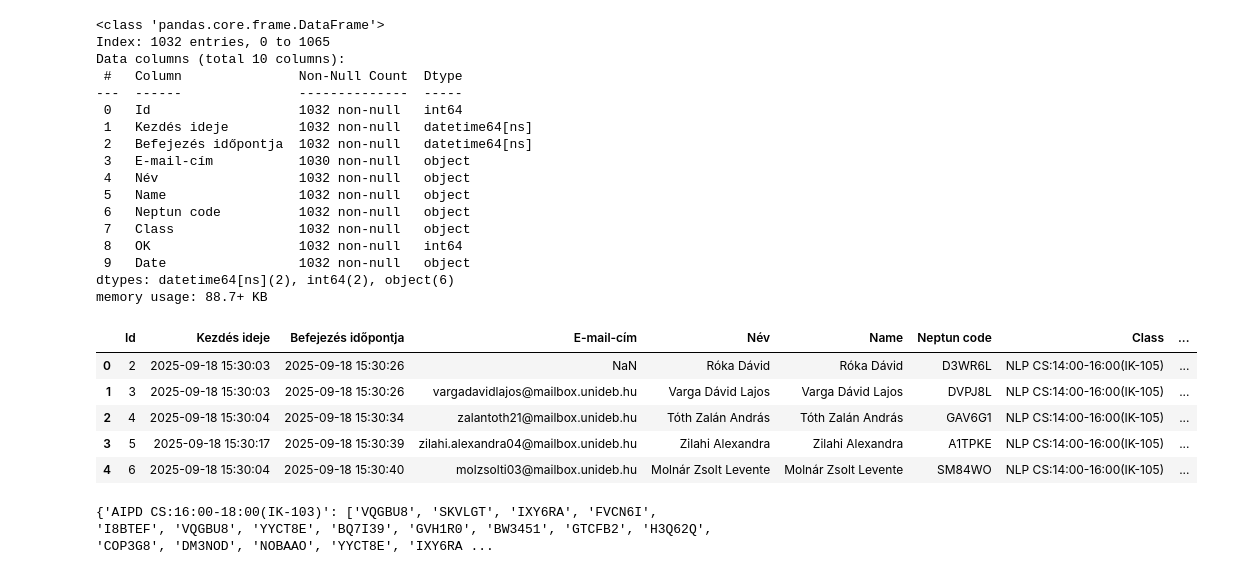
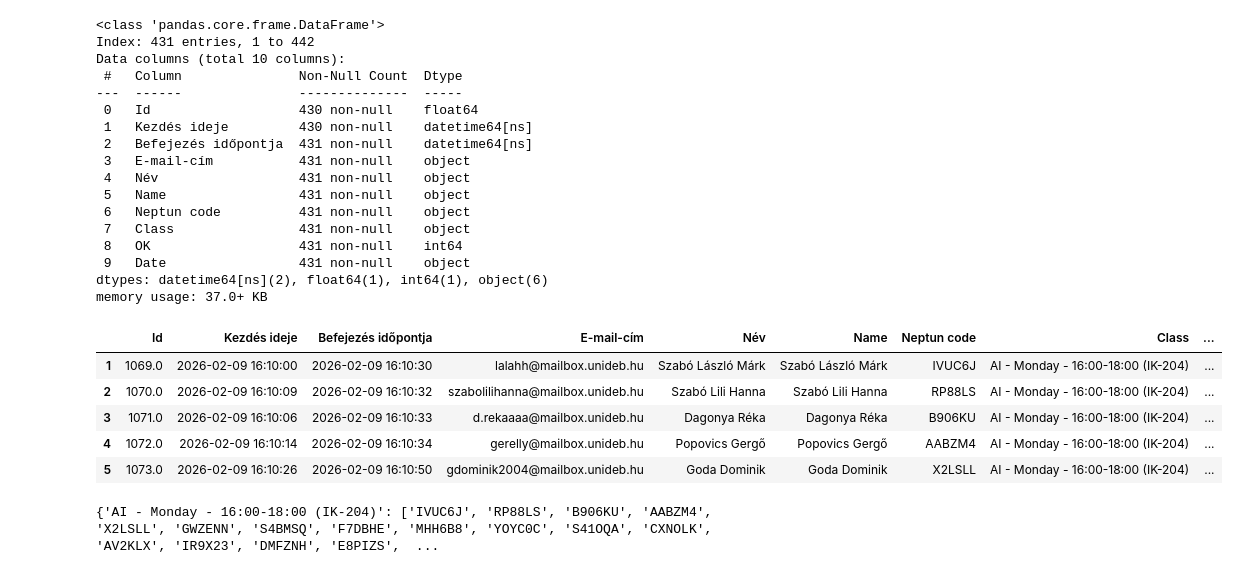
Before and after one commit to robertlakatos/me, a Jupyter notebook: agent/attendance_sheet.ipynb, the cells around one changed output. Drawn from its saved outputs; the diff is of its cells as text; code cells hidden in the pictures.

```diff
--- a/agent/attendance_sheet.ipynb
+++ b/agent/attendance_sheet.ipynb
@@ -1,44 +1,44 @@
 # %%
 import pandas as pd
 # %%
-df = pd.read_excel('sheets/act.xlsx')
+df = pd.read_excel('sheets/attendance_202601.xlsx')
 df = df[df['OK'] == 1]
 df["Date"] = [str(item)[:10] for item in df["Kezdés ideje"].values]
 df["Neptun code"] = df["Neptun code"].apply(lambda x: x.upper())
 # df = df.groupby(['Date', 'Class']).size().reset_index(name='Count')
 # df = df.sort_values(by='Neptun code', ascending=True)
 # df.rename(columns={"Count":"Count of participations"}, inplace=True)
 
 df.info()
 df.head()
 # %% [output]
 <class 'pandas.core.frame.DataFrame'>
-Index: 1032 entries, 0 to 1065
+Index: 431 entries, 1 to 442
 Data columns (total 10 columns):
  #   Column               Non-Null Count  Dtype
 ---  ------               --------------  -----
- 0   Id                   1032 non-null   int64
- 1   Kezdés ideje         1032 non-null   datetime64[ns]
- 2   Befejezés időpontja  1032 non-null   datetime64[ns]
- 3   E-mail-cím           1030 non-null   object
- 4   Név                  1032 non-null   object
- 5   Name                 1032 non-null   object
- 6   Neptun code          1032 non-null   object
- 7   Class                1032 non-null   object
- 8   OK                   1032 non-null   int64
- 9   Date                 1032 non-null   object
-dtypes: datetime64[ns](2), int64(2), object(6)
-memory usage: 88.7+ KB
+ 0   Id                   430 non-null    float64
+ 1   Kezdés ideje         430 non-null    datetime64[ns]
+ 2   Befejezés időpontja  431 non-null    datetime64[ns]
+ 3   E-mail-cím           431 non-null    object
+ 4   Név                  431 non-null    object
+ 5   Name                 431 non-null    object
+ 6   Neptun code          431 non-null    object
+ 7   Class                431 non-null    object
+ 8   OK                   431 non-null    int64
+ 9   Date                 431 non-null    object
+dtypes: datetime64[ns](2), float64(1), int64(1), object(6)
+memory usage: 37.0+ KB
 |  | Id | Kezdés ideje | Befejezés időpontja | E-mail-cím | Név | Name | Neptun code | Class | ... |
-| 0 | 2 | 2025-09-18 15:30:03 | 2025-09-18 15:30:26 | NaN | Róka Dávid | Róka Dávid | D3WR6L | NLP CS:14:00-16:00(IK-105) | ... |
-| 1 | 3 | 2025-09-18 15:30:03 | 2025-09-18 15:30:26 | vargadavidlajos@mailbox.unideb.hu | Varga Dávid Lajos | Varga Dávid Lajos | DVPJ8L | NLP CS:14:00-16:00(IK-105) | ... |
-| 2 | 4 | 2025-09-18 15:30:04 | 2025-09-18 15:30:34 | zalantoth21@mailbox.unideb.hu | Tóth Zalán András | Tóth Zalán András | GAV6G1 | NLP CS:14:00-16:00(IK-105) | ... |
-| 3 | 5 | 2025-09-18 15:30:17 | 2025-09-18 15:30:39 | zilahi.alexandra04@mailbox.unideb.hu | Zilahi Alexandra | Zilahi Alexandra | A1TPKE | NLP CS:14:00-16:00(IK-105) | ... |
-| 4 | 6 | 2025-09-18 15:30:04 | 2025-09-18 15:30:40 | molzsolti03@mailbox.unideb.hu | Molnár Zsolt Levente | Molnár Zsolt Levente | SM84WO | NLP CS:14:00-16:00(IK-105) | ... |
+| 1 | 1069.0 | 2026-02-09 16:10:00 | 2026-02-09 16:10:30 | lalahh@mailbox.unideb.hu | Szabó László Márk | Szabó László Márk | IVUC6J | AI - Monday - 16:00-18:00 (IK-204) | ... |
+| 2 | 1070.0 | 2026-02-09 16:10:09 | 2026-02-09 16:10:32 | szabolilihanna@mailbox.unideb.hu | Szabó Lili Hanna | Szabó Lili Hanna | RP88LS | AI - Monday - 16:00-18:00 (IK-204) | ... |
+| 3 | 1071.0 | 2026-02-09 16:10:06 | 2026-02-09 16:10:33 | d.rekaaaa@mailbox.unideb.hu | Dagonya Réka | Dagonya Réka | B906KU | AI - Monday - 16:00-18:00 (IK-204) | ... |
+| 4 | 1072.0 | 2026-02-09 16:10:14 | 2026-02-09 16:10:34 | gerelly@mailbox.unideb.hu | Popovics Gergő | Popovics Gergő | AABZM4 | AI - Monday - 16:00-18:00 (IK-204) | ... |
+| 5 | 1073.0 | 2026-02-09 16:10:26 | 2026-02-09 16:10:50 | gdominik2004@mailbox.unideb.hu | Goda Dominik | Goda Dominik | X2LSLL | AI - Monday - 16:00-18:00 (IK-204) | ... |
 # %%
 neptun_codes_by_class = df.groupby('Class')['Neptun code'].apply(list).to_dict()
 print(neptun_codes_by_class)
 # %% [output]
-{'AIPD CS:16:00-18:00(IK-103)': ['VQGBU8', 'SKVLGT', 'IXY6RA', 'FVCN6I', 'I8BTEF', 'VQGBU8', 'YYCT8E', 'BQ7I39', 'GVH1R0', 'BW3451', 'GTCFB2', 'H3Q62Q', 'COP3G8', 'DM3NOD', 'NOBAAO', 'YYCT8E', 'IXY6RA ...
+{'AI - Monday - 16:00-18:00 (IK-204)': ['IVUC6J', 'RP88LS', 'B906KU', 'AABZM4', 'X2LSLL', 'GWZENN', 'S4BMSQ', 'F7DBHE', 'MHH6B8', 'YOYC0C', 'S41OQA', 'CXNOLK', 'AV2KLX', 'IR9X23', 'DMFZNH', 'E8PIZS',  ...
 # %%
 from collections import defaultdict
```
Also changed, not shown: parts of 1 cell of this notebook, 5 other files.
